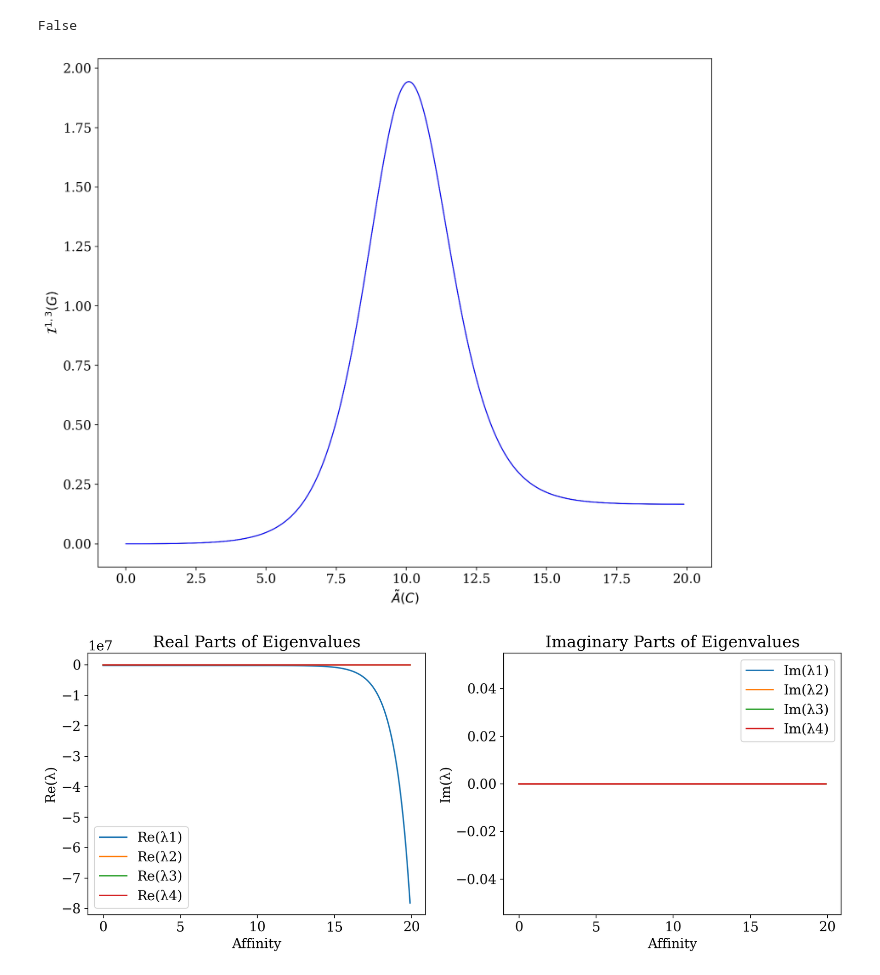
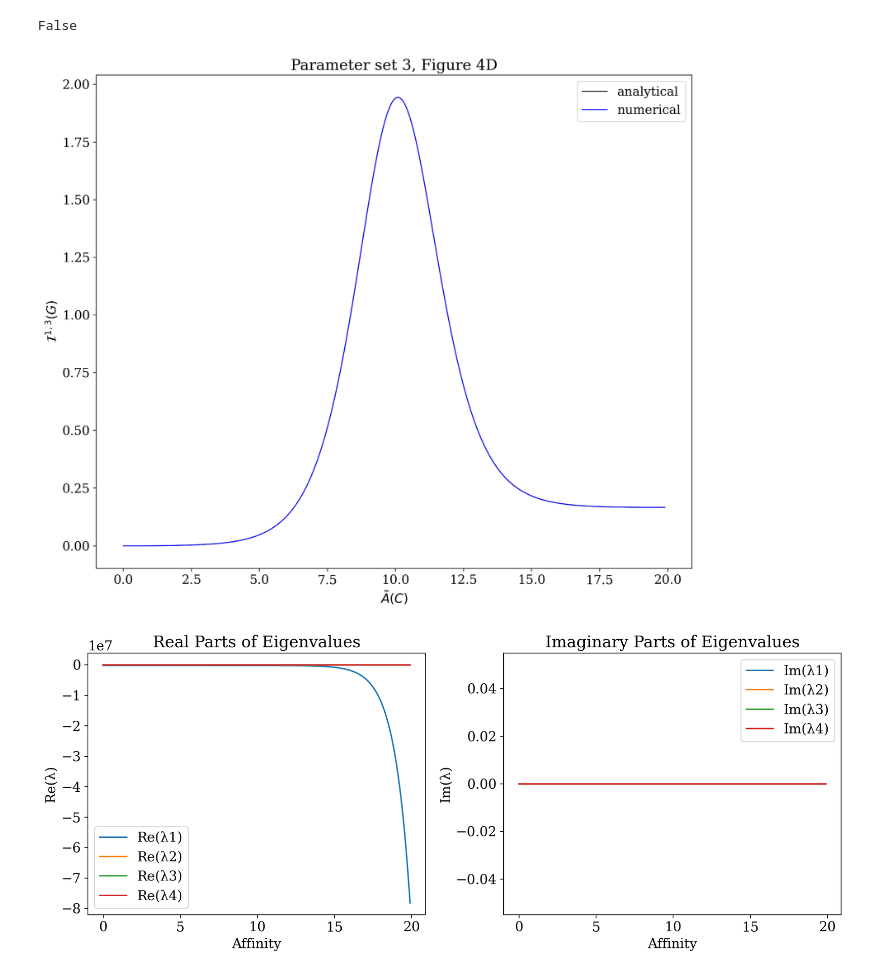
Before and after one commit to sjhaque14/steinberg-signature, a Jupyter notebook: k4'_analytical.ipynb, the cells around one changed output. Saved outputs shown, nothing was run; the diff lists cells and outputs as text; code cells hidden in the pictures.

Commit message:
changed plots

```diff
--- a/k4'_analytical.ipynb
+++ b/k4'_analytical.ipynb
@@ -336,13 +336,15 @@ B(G) at final step:
 False
 # %%
 # Steinberg curve plot
-plt.plot(np.abs(affinities_c1),analytical_areas,label=r'$\mathcal{I}^{1,3}(G)$',linewidth=1, color= 'black')
-plt.plot(np.abs(affinities_c1),numerical_areas,label=r'$\mathcal{I}^{1,3}(G)$',linewidth=1, color= 'blue')
+plt.plot(np.abs(affinities_c1),analytical_areas,linewidth=1, color= 'black',label='analytical')
+plt.plot(np.abs(affinities_c1),numerical_areas,linewidth=1, color= 'blue',label='numerical')
 plt.xlabel(r"$\tilde{A}(C)$")
 plt.ylabel(r"$\mathcal{I}^{1,3}(G)$")
+plt.title("Parameter set 3, Figure 4D")
+plt.legend()
 plt.show()
 # %% [output]
-[figure, old version]
+[figure, new version]
 # %%
 # Eigenvalues plots
 plt.figure(figsize=(12,5))
```
